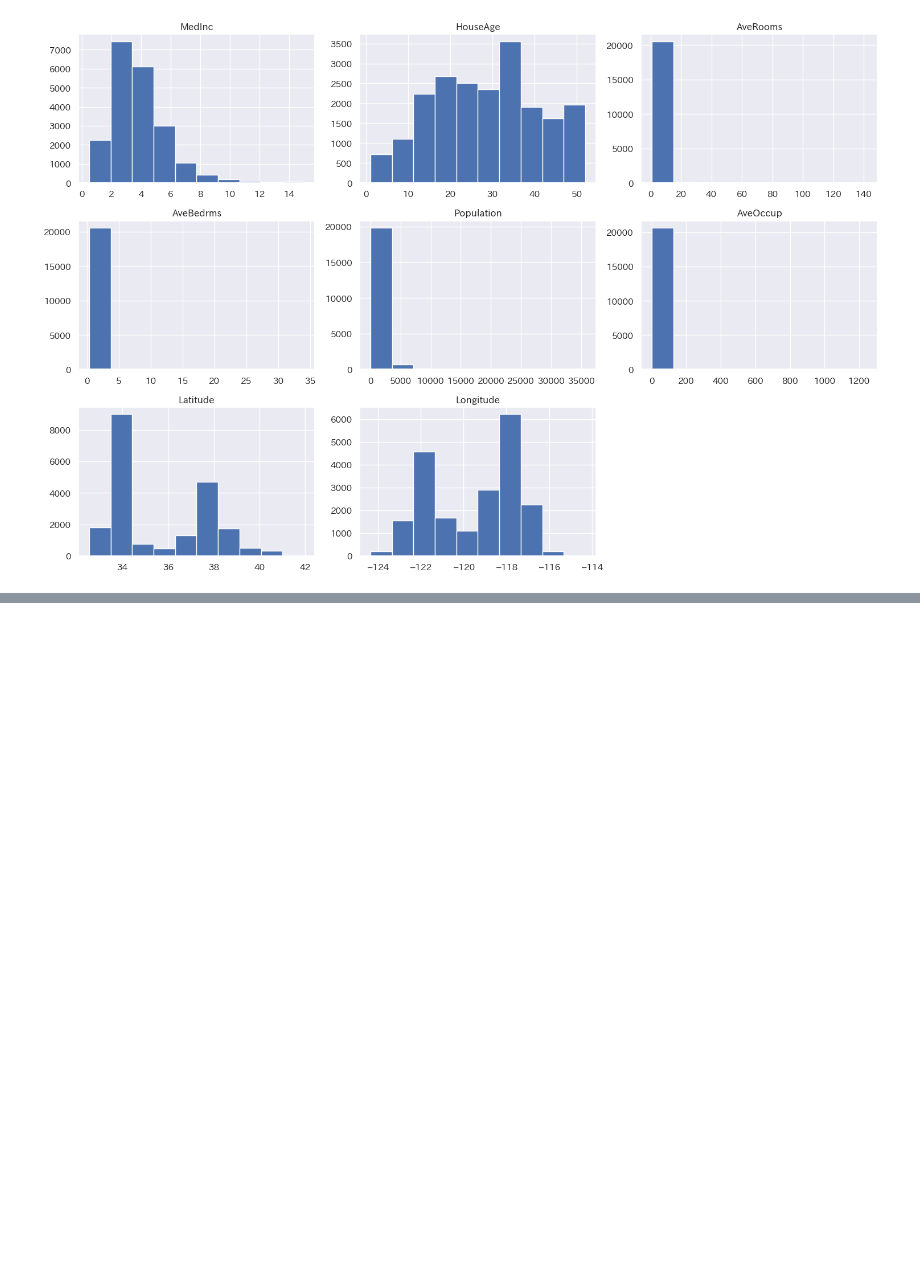
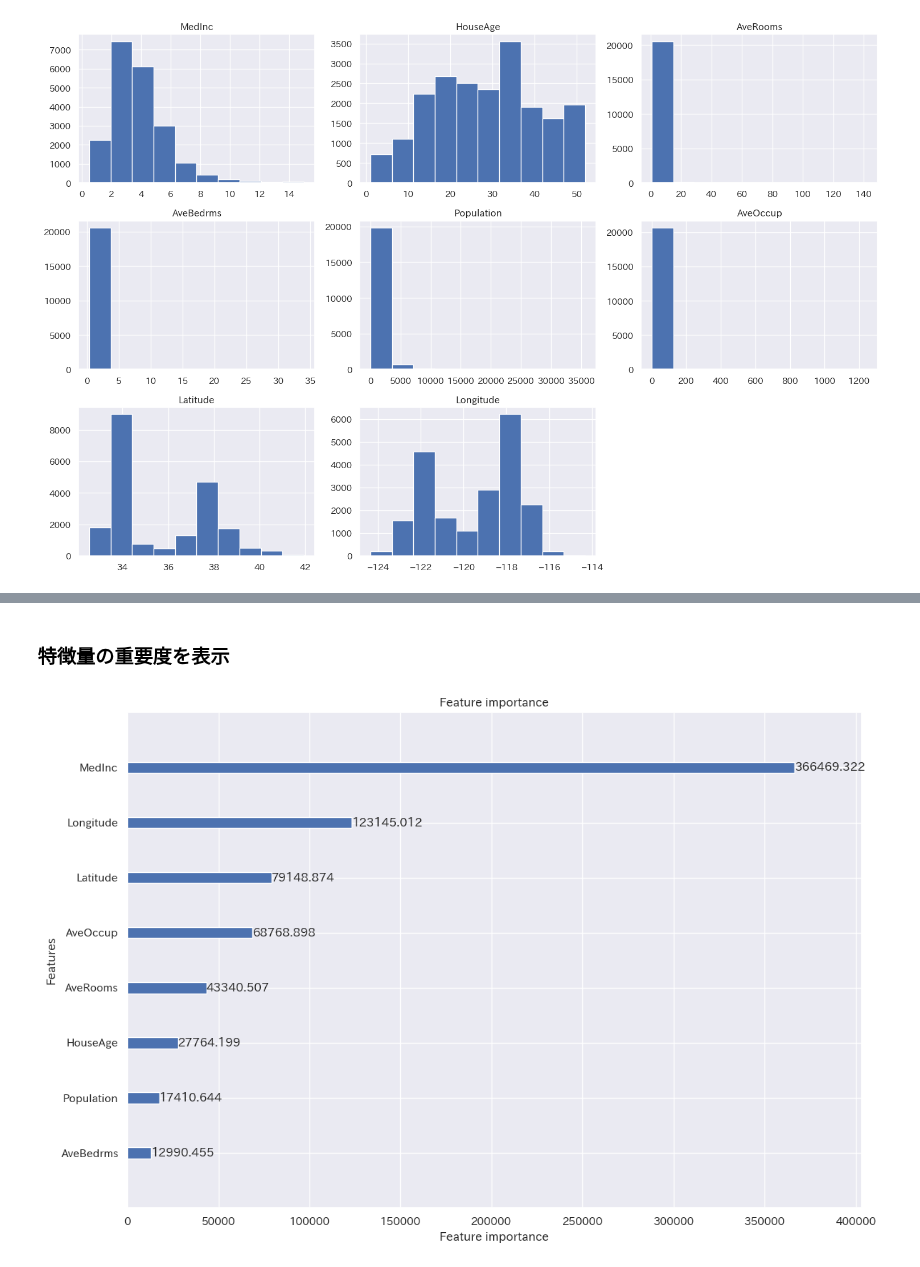
Before and after one commit to ryoma-jp/samples, a Jupyter notebook: python/templates/data_analysis/work/table_data_template.ipynb, the cells around one changed output, grey strips where cells are left out. Drawn from its saved outputs; the diff is of its cells as text; code cells hidden in the pictures; blank space fills up the shorter version.

Commit message:
add LightGBM training sample

```diff
--- a/python/templates/data_analysis/work/table_data_template.ipynb
+++ b/python/templates/data_analysis/work/table_data_template.ipynb
@@ -75,0 +86,2 @@ plt.close()
+# %%
+train_x, test_x, train_y, test_y = train_test_split(x_data, y_data, test_size=0.3, random_state=0)
@@ -75,0 +90,32 @@ plt.close()
+# %%
+SEED = 0
+
+params = {
+    'objective': 'regression',
+    'metric': 'mae',
+    'num_leaves': 32,
+    'max_depth': 4,
+    "feature_fraction": 0.5,
+    'subsample_freq': 1,
+    "bagging_fraction": 0.8,
+    'min_data_in_leaf': 5,
+    'learning_rate': 0.01,
+    "boosting": "gbdt",
+    "lambda_l1": 1,
+    "lambda_l2": 5,
+    "verbosity": -1,
+    "random_state": 42,
+    "num_boost_round": 50000,
+    "early_stopping_rounds": 100
+}
+
+train_data = lgb.Dataset(train_x, label=train_y)
+test_data = lgb.Dataset(test_x, label=test_y)
+
+model = lgb.train(
+    params,
+    train_data,
+    valid_names = ['train', 'test'],
+    valid_sets =[train_data, test_data],
+    verbose_eval = 100,
+)
@@ -75,0 +140,9 @@ plt.close()
+# %% [markdown]
+### 特徴量の重要度を表示
+# %%
+lgb.plot_importance(model, figsize=(12,8), max_num_features=50, importance_type='gain')
+plt.tight_layout()
+plt.show()
+plt.close()
+# %% [output]
+[figure, added]
```
Also changed, not shown: parts of 13 cells of this notebook.
